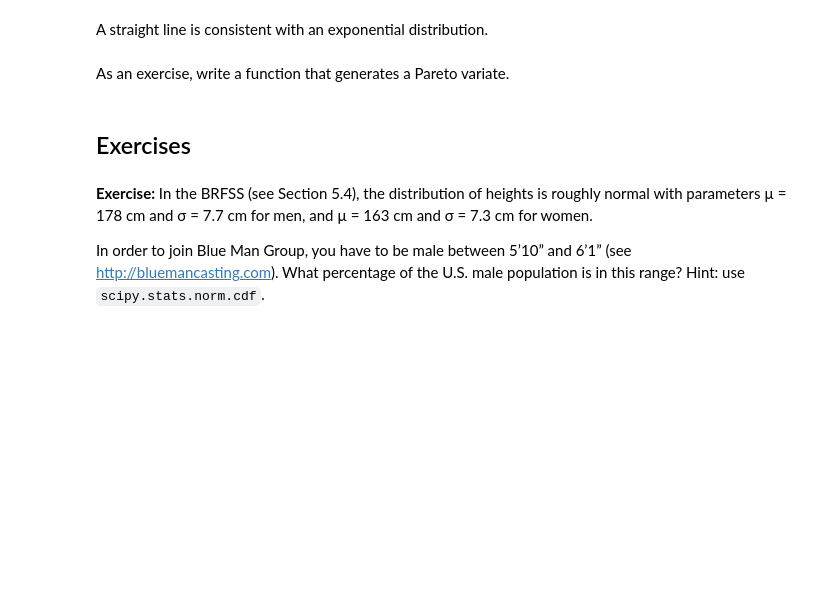
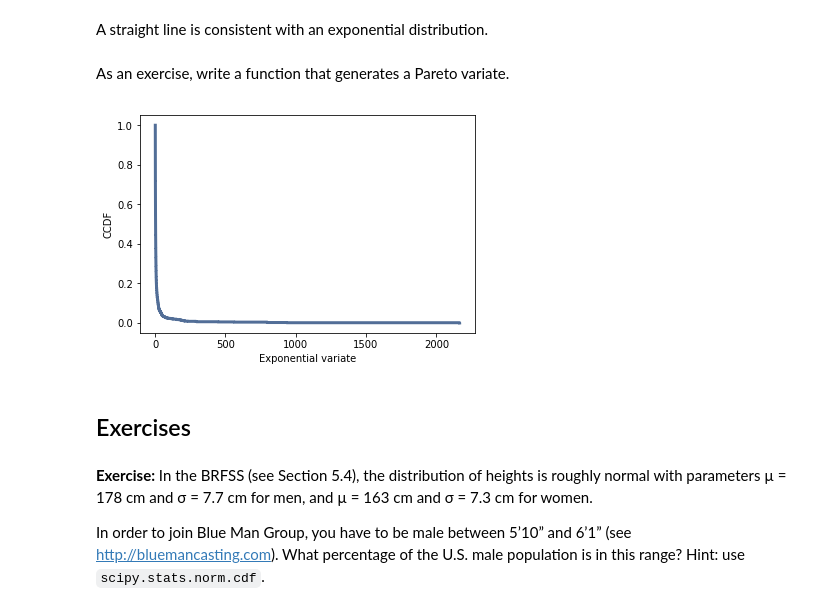
Before and after one commit to ejulio/ThinkStats2, a Jupyter notebook: code/chap05ex.ipynb, the cells around one changed output. Saved outputs shown, nothing was run; the diff lists cells and outputs as text; code cells hidden in the pictures; blank space fills up the shorter version.

```diff
--- a/code/chap05ex.ipynb
+++ b/code/chap05ex.ipynb
@@ -370,6 +370,20 @@ thinkplot.Config(xlabel='Exponential variate', ylabel='CCDF', yscale='log')
 A straight line is consistent with an exponential distribution.
 # %% [markdown]
 As an exercise, write a function that generates a Pareto variate.
+# %%
+def pareto_variate(alpha, xm):
+    p = random.random()
+    x = (xm - p * xm) ** (-1.0 / alpha)
+    return x
+# %%
+t = [pareto_variate(alpha=1, xm=0.5) for _ in range(1000)]
+# %%
+cdf = thinkstats2.Cdf(t)
+
+thinkplot.Cdf(cdf, complement=True)
+thinkplot.Config(xlabel='Exponential variate', ylabel='CCDF')
+# %% [output]
+[figure, added]
 # %% [markdown]
 ## Exercises
 # %% [markdown]
```
Also changed, not shown: parts of 10 cells of this notebook.
